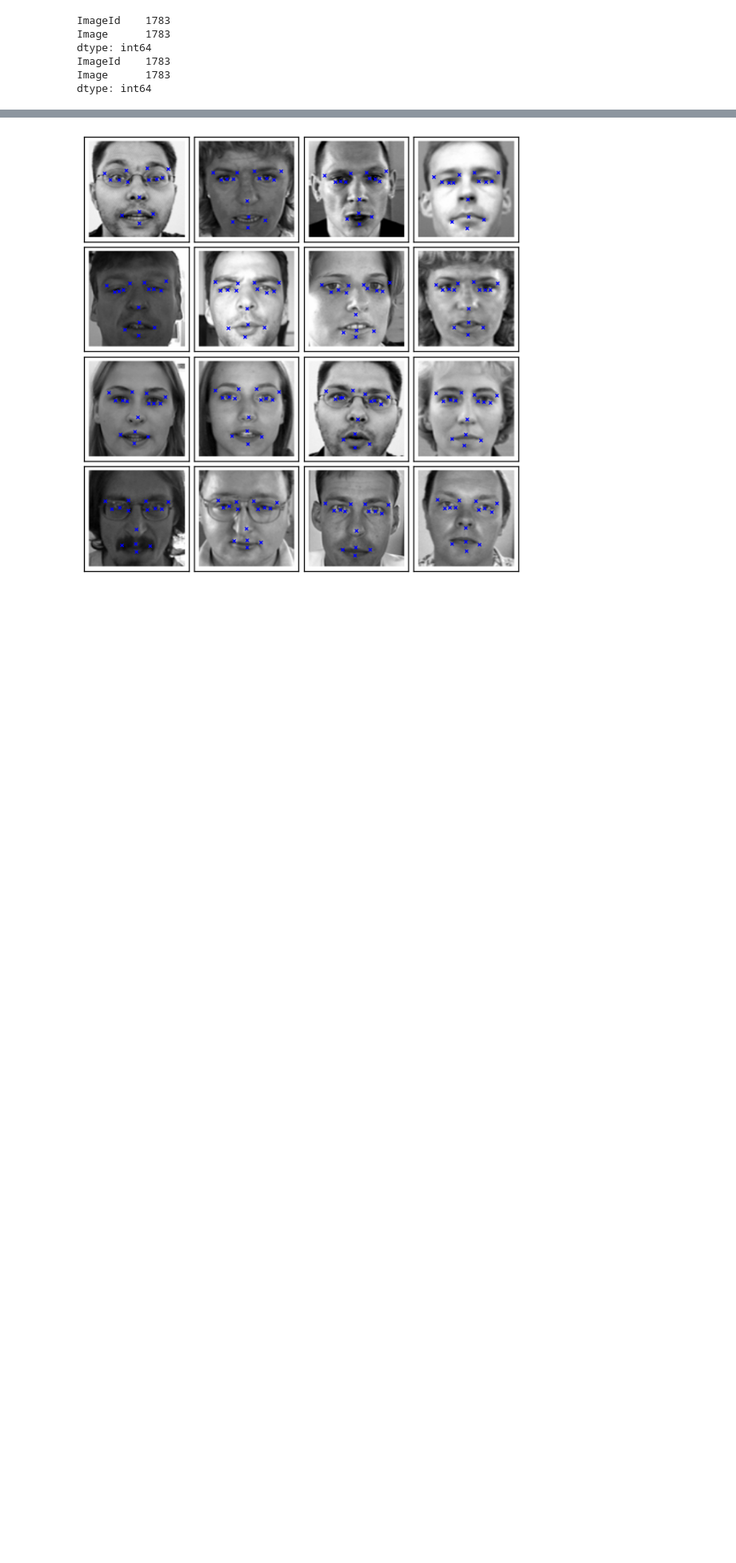
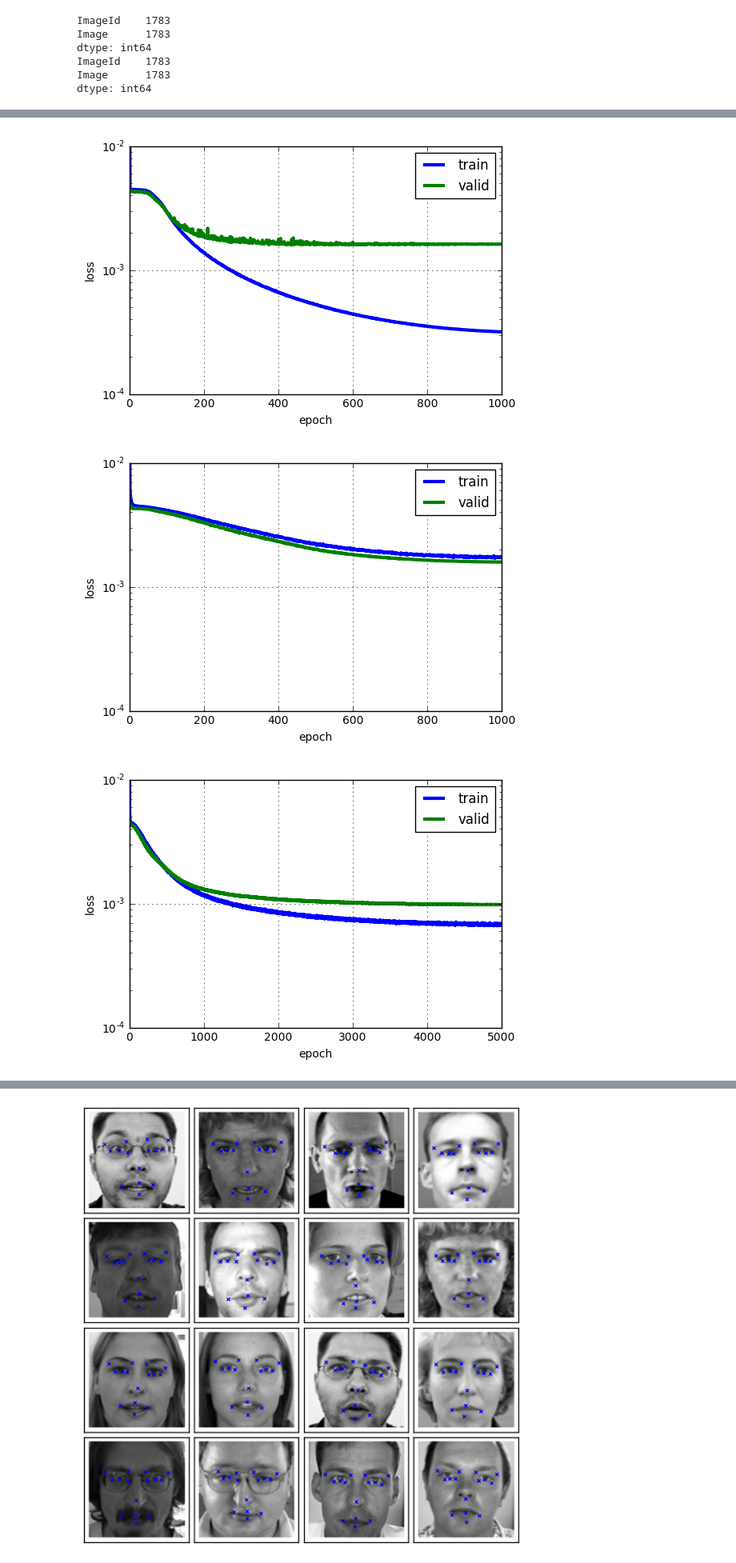
Before and after one commit to nipe0324/kaggle-keypoints-detection-keras, a Jupyter notebook: check_model.ipynb, the cells around one changed output, grey strips where cells are left out. Shown at 80% size. Drawn from its saved outputs; the diff is of its cells as text; code cells hidden in the pictures; blank space fills up the shorter version.

Commit message:
check model 1 to 7

```diff
--- a/check_model.ipynb
+++ b/check_model.ipynb
@@ -34,6 +36,26 @@ model3 = load_arch('model/model3-arch-3000.json')
 model3.load_weights('model/model3-weights-3000.hdf5')
 model3_hist = load_history('model3')
 y_model3 = model3.predict(X_test2d)
+# %%
+model4 = load_arch('model/model4-arch-1000.json')
+model4.load_weights('model/model4-weights-1000.hdf5')
+model4_hist = load_history('model4')
+y_model4 = model4.predict(X_test2d)
+
+model5 = load_arch('model/model5-arch-1000.json')
+model5.load_weights('model/model5-weights-1000.hdf5')
+model5_hist = load_history('model5')
+y_model5 = model5.predict(X_test2d)
+
+model6 = load_arch('model/model6-arch-5000.json')
+model6.load_weights('model/model6-weights-5000.hdf5')
+model6_hist = load_history('model6')
+y_model6 = model6.predict(X_test2d)
+
+model7 = load_arch('model/model7-arch-5000.json')
+model7.load_weights('model/model7-weights-5000.hdf5')
+model7_hist = load_history('model7')
+y_model7 = model6.predict(X_test2d)
 # %%
 # 各モデルの損失関数を表示
 print('loss min:', np.min(model1_hist['loss']), 'val loss min:', np.min(model1_hist['val_loss']))
@@ -52,0 +85,9 @@ loss min: 0.000111785003313 val loss min: 0.00160366372057
+# %%
+plot_hist(model4_hist)
+plot_hist(model5_hist)
+plot_hist(model6_hist)
+plot_hist(model7_hist)
+# %% [output]
+[figure, added]
+[figure, added]
+[figure, added]
```
Also changed, not shown: parts of 5 cells of this notebook, 3 other files.
